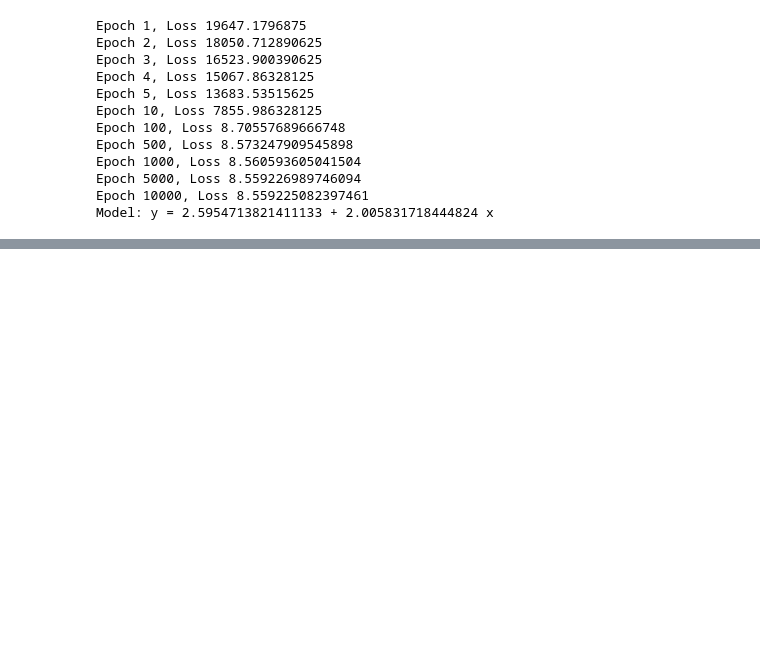
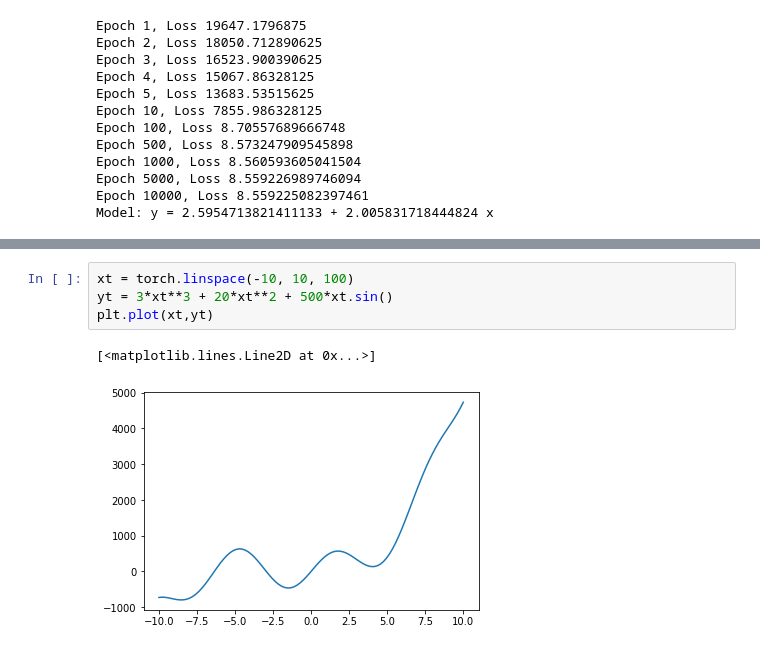
Before and after one commit to rusamentiaga/pytorch-test, a Jupyter notebook: 2_learning.ipynb, the cells around one changed output, grey strips where cells are left out. Drawn from its saved outputs; the diff is of its cells as text; blank space fills up the shorter version.

```diff
--- a/2_learning.ipynb
+++ b/2_learning.ipynb
@@ -522,0 +605,7 @@ Model: y = 2.5954713821411133 + 2.005831718444824 x
+# %%
+xt = torch.linspace(-10, 10, 100)
+yt = 3*xt**3 + 20*xt**2 + 500*xt.sin()
+plt.plot(xt,yt)
+# %% [output]
+[<matplotlib.lines.Line2D at 0x...>]
+[figure, added]
```
Also changed, not shown: parts of 35 cells of this notebook.
